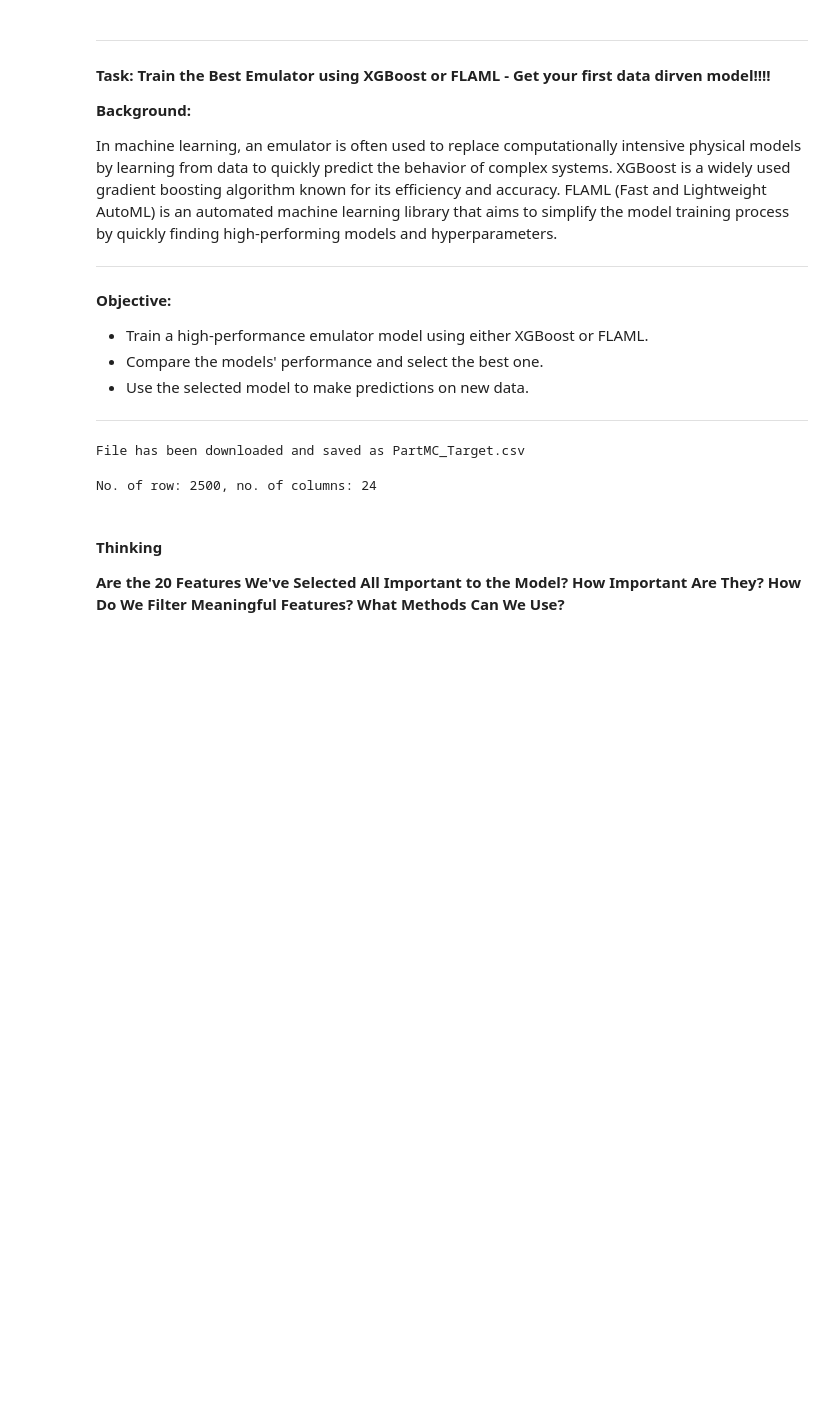
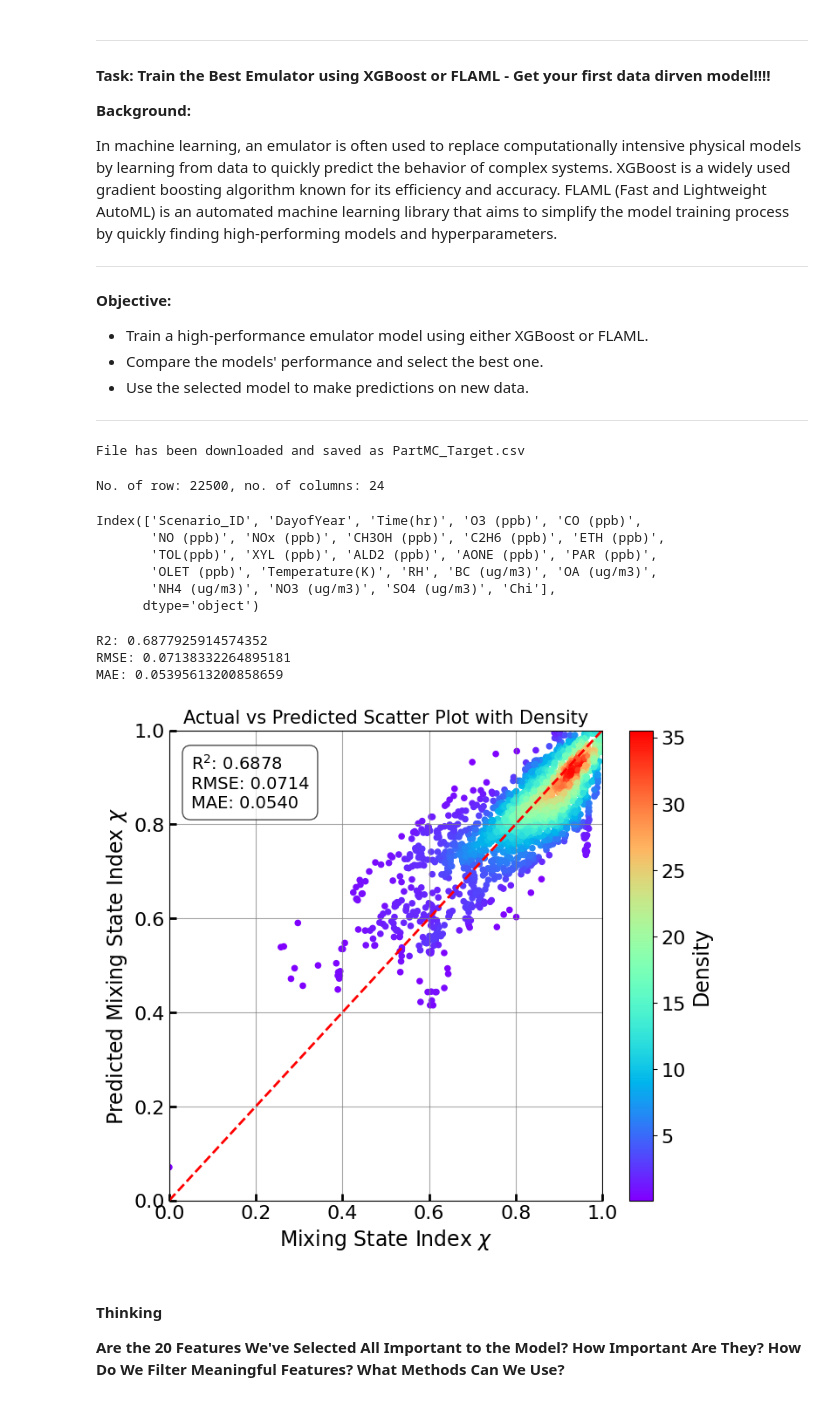
Before and after one commit to m-edal/training_AutoML_EnvData, a Jupyter notebook: Tutorial_Emulator_Development.ipynb, the cells around one changed output. Drawn from its saved outputs; the diff is of its cells as text; code cells hidden in the pictures; blank space fills up the shorter version.

```diff
--- a/Tutorial_Emulator_Development.ipynb
+++ b/Tutorial_Emulator_Development.ipynb
@@ -585,10 +610,46 @@ print(f"File has been downloaded and saved as {file_name}")
 # %% [output]
 File has been downloaded and saved as PartMC_Target.csv
 # %%
-PartMC_data = pd.read_csv('PartMC_Target.csv')  # Load the CSV file into a DataFrame called PartMC_data
+PartMC_target = pd.read_csv('PartMC_Target.csv')  # Load the CSV file into a DataFrame called PartMC_data
 print('No. of row: {}, no. of columns: {}'.format(PartMC_data.shape[0], PartMC_data.shape[1])) # Print the number of rows and columns in the DataFrame
 # %% [output]
-No. of row: 2500, no. of columns: 24
+No. of row: 22500, no. of columns: 24
+# %%
+# Rename each column individually
+PartMC_target.rename(columns={
+    'BC (ppb)': 'BC (ug/m3)',
+    'OA (ppb)': 'OA (ug/m3)',
+    'NH4 (ppb)': 'NH4 (ug/m3)',
+    'NO3 (ppb)': 'NO3 (ug/m3)',
+    'SO4 (ppb)': 'SO4 (ug/m3)'
+}, inplace=True)
+
+print(PartMC_target.columns) # Display the column titles of the DataFrame
+# %% [output]
+Index(['Scenario_ID', 'DayofYear', 'Time(hr)', 'O3 (ppb)', 'CO (ppb)',
+       'NO (ppb)', 'NOx (ppb)', 'CH3OH (ppb)', 'C2H6 (ppb)', 'ETH (ppb)',
+       'TOL(ppb)', 'XYL (ppb)', 'ALD2 (ppb)', 'AONE (ppb)', 'PAR (ppb)',
+       'OLET (ppb)', 'Temperature(K)', 'RH', 'BC (ug/m3)', 'OA (ug/m3)',
+       'NH4 (ug/m3)', 'NO3 (ug/m3)', 'SO4 (ug/m3)', 'Chi'],
+      dtype='object')
+# %%
+# Load the trained model using joblib
+automl = joblib.load(model_file_name)
+
+# Extract the features and true target values from the test set
+X_target = PartMC_target[input_list]
+y_target = PartMC_target[output_list].squeeze()  # Ensure y_test is a Series
+
+# Make predictions using the trained model
+y_target_pred = automl.predict(X_target)
+
+# Calculate metrics and plot the density scatter plot
+calculate_metrics_and_plot(y_target, y_target_pred)
+# %% [output]
+R2: 0.6877925914574352
+RMSE: 0.07138332264895181
+MAE: 0.05395613200858659
+[figure, added]
 # %% [markdown]
 #### **Thinking**
 
```
Also changed, not shown: parts of 10 cells of this notebook, 2 other files.
